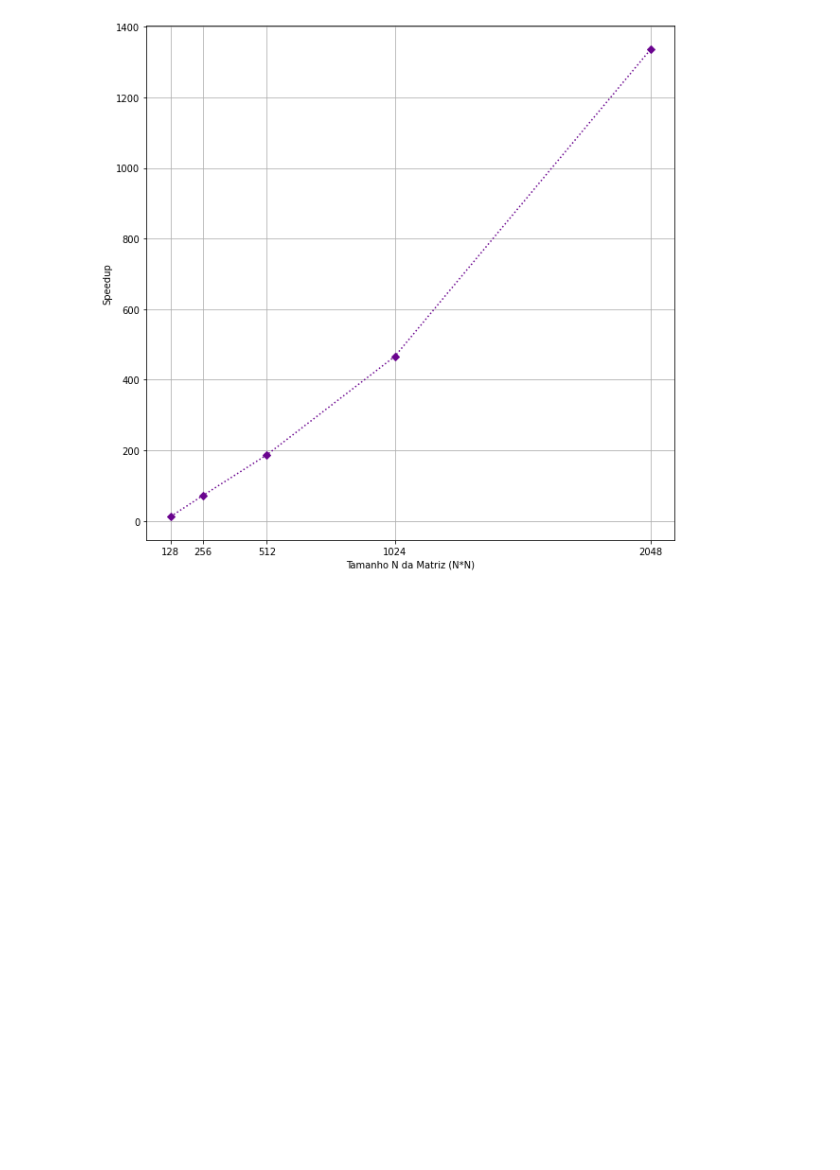
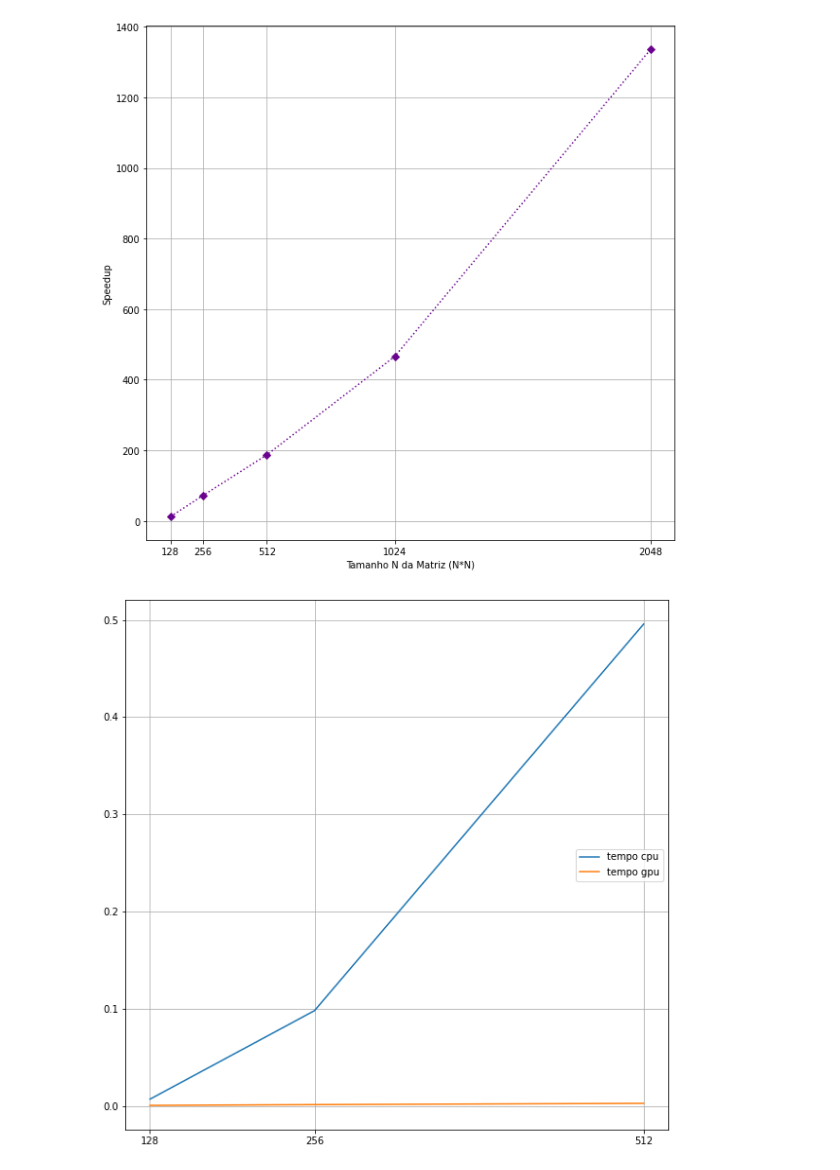
Before and after one commit to IvanCalvo/ppd, a Jupyter notebook: graficos.ipynb, the cells around one changed output. Cells and saved outputs as stored; diff of their text form; code cells hidden in the pictures; blank space fills up the shorter version.

```diff
--- a/graficos.ipynb
+++ b/graficos.ipynb
@@ -106,3 +106,13 @@ ax.set_ylabel('Speedup')
 plt.show()
 # %% [output]
 [figure]
+# %%
+plt.figure(figsize=(10,10))
+plt.plot(data_ep5['tamanho'][0:3], data_ep5['tempo cpu'][0:3], label='tempo cpu')
+plt.plot(data_ep5['tamanho'][0:3], data_ep5['tempo gpu'][0:3], label='tempo gpu')
+plt.legend(loc=7)
+plt.xticks(data_ep5['tamanho'][0:3])
+plt.grid()
+plt.show()
+# %% [output]
+[figure, added]
```
Also changed, not shown: 2 other files.
